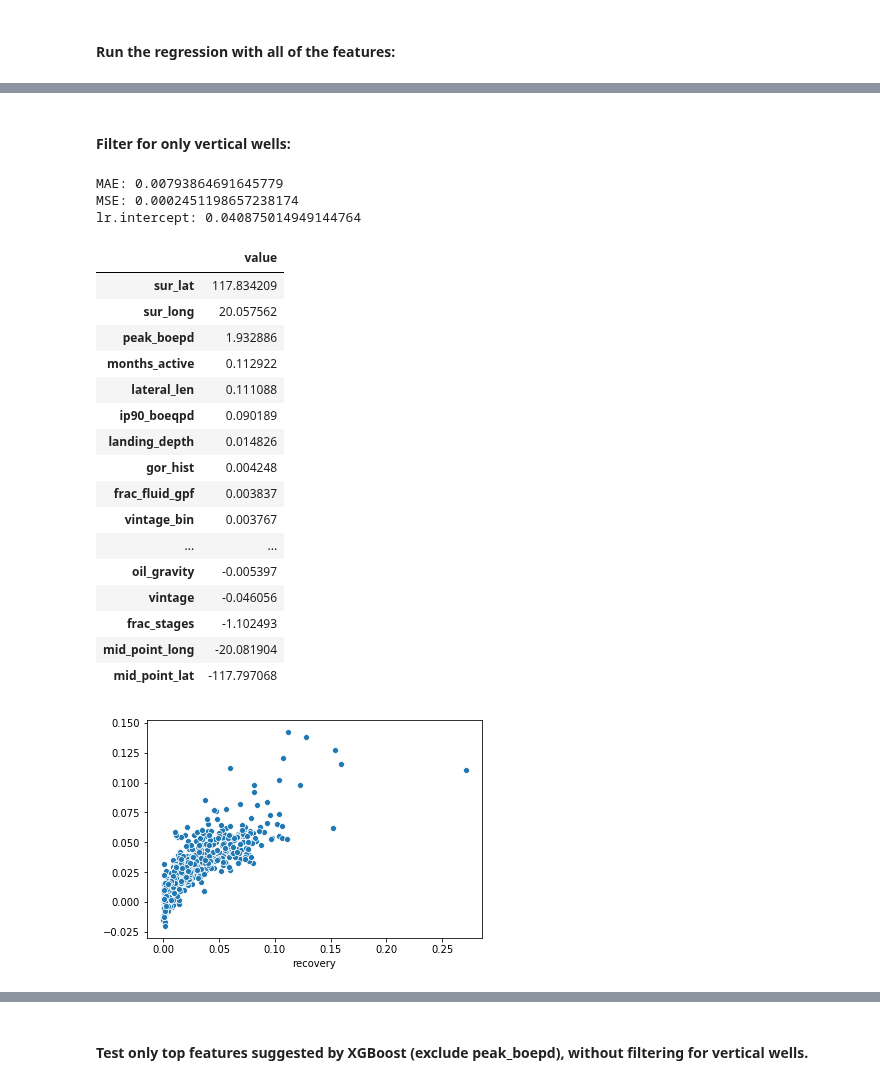
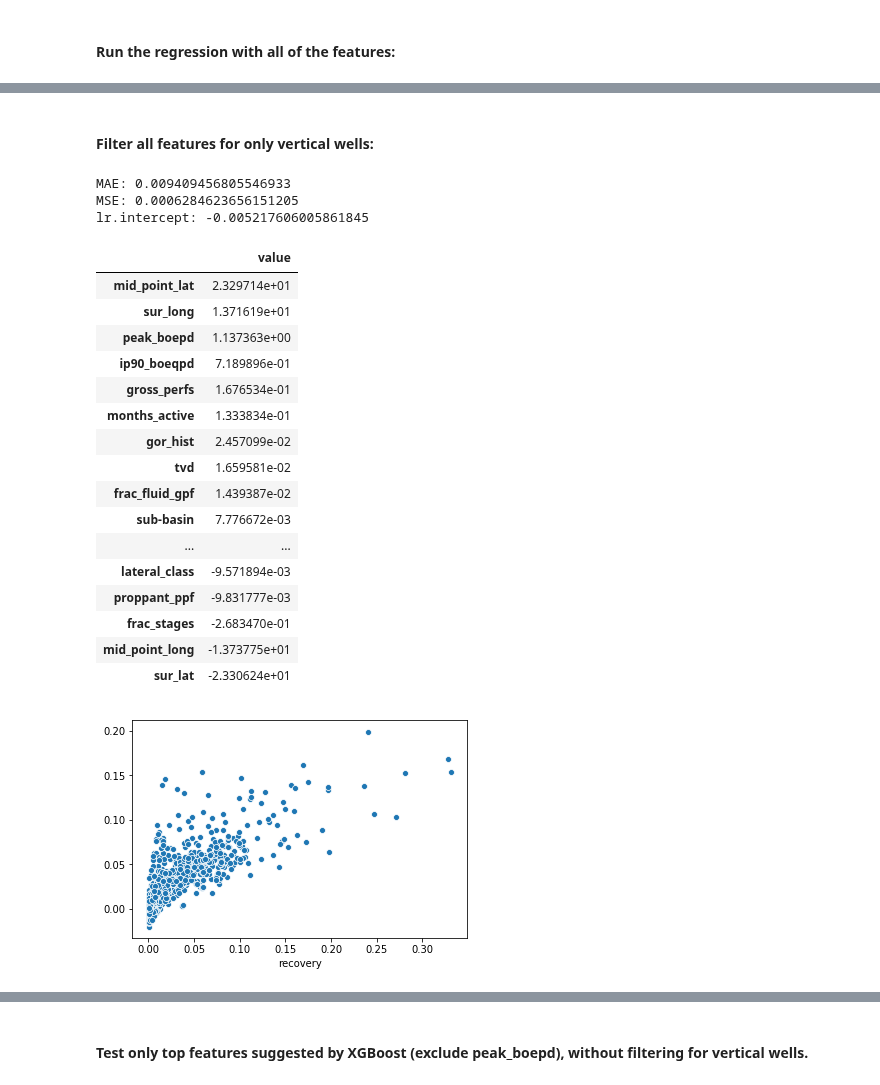
Before and after one commit to duc-analytica/DUC, a Jupyter notebook: ssg_model.ipynb, the cells around one changed output, grey strips where cells are left out. Saved outputs shown, nothing was run; the diff lists cells and outputs as text; code cells hidden in the pictures.

```diff
--- a/ssg_model.ipynb
+++ b/ssg_model.ipynb
@@ -142,5 +150,10 @@ num_df = num_df.drop(columns=['gas_hist', 'recovery_per_foot',
 # %%
-for col in ['county', 'frac_fluid_type', 'oper', 'type', 'formation']:
+# Not encoding: 'index', 'lease_name', 'well_number', 'status',
+#               'multi_well_lease', 'major_phase', 'prod_method',
+#               'first_prod', 'last_prod'
+
+for col in ['county', 'direction', 'oper', 'formation', 'frac_fluid_type',
+            'sub-basin', 'lateral_class']:
     encoder = LabelEncoder()
     encoder.fit(df[col])
     num_df[col] = encoder.transform(df[col])
@@ -159,7 +193,7 @@ num_df.head()
 scaled_df = num_df.copy()
 scaled_df['proppant_ppf'] = (scaled_df.proppant_ppf - scaled_df.proppant_ppf.min()) / (scaled_df.proppant_ppf.max() - scaled_df.proppant_ppf.min())
 scaled_df['frac_fluid_gpf'] = (scaled_df.frac_fluid_gpf - scaled_df.frac_fluid_gpf.min()) / (scaled_df.frac_fluid_gpf.max() - scaled_df.frac_fluid_gpf.min())
-scaled_df['lateral_len'] = (scaled_df.lateral_len - scaled_df.lateral_len.min()) / (scaled_df.lateral_len.max() - scaled_df.lateral_len.min())
+scaled_df['gross_perfs'] = (scaled_df.gross_perfs - scaled_df.gross_perfs.min()) / (scaled_df.gross_perfs.max() - scaled_df.gross_perfs.min())
 scaled_df['frac_stages'] = (scaled_df.frac_stages - scaled_df.frac_stages.min()) / (scaled_df.frac_stages.max() - scaled_df.frac_stages.min())
 scaled_df['oil_gravity'] = (scaled_df.oil_gravity - scaled_df.oil_gravity.min()) / (scaled_df.oil_gravity.max() - scaled_df.oil_gravity.min())
 scaled_df['peak_boepd'] = (scaled_df.peak_boepd - scaled_df.peak_boepd.min()) / (scaled_df.peak_boepd.max() - scaled_df.peak_boepd.min())
@@ -170,13 +204,15 @@ scaled_df['vintage'] = (scaled_df.vintage - scaled_df.vintage.min()) / (scaled_d
 scaled_df['county'] = (scaled_df.county - scaled_df.county.min()) / (scaled_df.county.max() - scaled_df.county.min())
 scaled_df['frac_fluid_type'] = (scaled_df.frac_fluid_type - scaled_df.frac_fluid_type.min()) / (scaled_df.frac_fluid_type.max() - scaled_df.frac_fluid_type.min())
 scaled_df['oper'] = (scaled_df.oper - scaled_df.oper.min()) / (scaled_df.oper.max() - scaled_df.oper.min())
-scaled_df['type'] = (scaled_df.type - scaled_df.type.min()) / (scaled_df.type.max() - scaled_df.type.min())
+scaled_df['direction'] = (scaled_df.direction - scaled_df.direction.min()) / (scaled_df.direction.max() - scaled_df.direction.min())
 scaled_df['formation'] = (scaled_df.formation - scaled_df.formation.min()) / (scaled_df.formation.max() - scaled_df.formation.min())
-scaled_df['landing_depth'] = (scaled_df.landing_depth - scaled_df.landing_depth.min()) / (scaled_df.landing_depth.max() - scaled_df.landing_depth.min())
+scaled_df['tvd'] = (scaled_df.tvd - scaled_df.tvd.min()) / (scaled_df.tvd.max() - scaled_df.tvd.min())
 scaled_df['sur_lat'] = (scaled_df.sur_lat - scaled_df.sur_lat.min()) / (scaled_df.sur_lat.max() - scaled_df.sur_lat.min())
 scaled_df['sur_long'] = (scaled_df.sur_long - scaled_df.sur_long.min()) / (scaled_df.sur_long.max() - scaled_df.sur_long.min())
 scaled_df['mid_point_lat'] = (scaled_df.mid_point_lat - scaled_df.mid_point_lat.min()) / (scaled_df.mid_point_lat.max() - scaled_df.mid_point_lat.min())
 scaled_df['mid_point_long'] = (scaled_df.mid_point_long - scaled_df.mid_point_long.min()) / (scaled_df.mid_point_long.max() - scaled_df.mid_point_long.min())
+scaled_df['sub-basin'] = (scaled_df['sub-basin'] - scaled_df['sub-basin'].min()) / (scaled_df['sub-basin'].max() - scaled_df['sub-basin'].min())
+scaled_df['lateral_class'] = (scaled_df.lateral_class - scaled_df.lateral_class.min()) / (scaled_df.lateral_class.max() - scaled_df.lateral_class.min())
 
 scaled_df['recovery'] = (scaled_df.recovery - scaled_df.recovery.min()) / (scaled_df.recovery.max() - scaled_df.recovery.min())
 scaled_df.rename(index=str, columns={"oper": "operator"}, inplace=True)
@@ -231,2 +258,0 @@ scaled_df.shape
-# %%
-scaled_df.dropna(inplace=True)
@@ -333,57 +346,58 @@ Copied xgboost chart for comparison.
 # %% [markdown]
-#### Filter for only vertical wells:
+#### Filter all features for only vertical wells:
 # %%
 # Independent variables:
-X_vars = ['proppant_ppf', 'frac_fluid_gpf', 'lateral_len', 'frac_stages',
-       'oil_gravity', 'peak_boepd', 'gor_hist', 'ip90_boeqpd', 'landing_depth',
-       'sur_lat', 'sur_long', 'mid_point_lat', 'mid_point_long', 'months_active',
-       'vintage', 'vintage_bin', 'county', 'frac_fluid_type', 'operator', 'type',
-       'formation']
+X_vars = ['proppant_ppf', 'frac_fluid_gpf', 'gross_perfs', 'frac_stages',
+       'oil_gravity', 'peak_boepd', 'gor_hist', 'ip90_boeqpd', 'tvd',
+       'sur_lat', 'sur_long', 'mid_point_lat', 'mid_point_long',
+       'months_active', 'vintage', 'vintage_bin', 'county', 'direction',
+       'operator', 'formation', 'frac_fluid_type', 'sub-basin',
+       'lateral_class']
 
 # Dependent (target) variable, it is continuous
 target = ['recovery']
 
 # These lines are to filter for only vertical wells:
-df_vert = scaled_df[scaled_df.type == 1.0]
+df_vert = scaled_df[scaled_df.direction == 1.0]
 df_vert.dropna(inplace=True)
 
 X = df_vert[X_vars].copy()
 y = df_vert[target]
 
 # random_state=0 tells the sklearn function that you are not setting a seed
 # if you want to be able to duplicate results, set random_state to a positive integer
 X_train, X_test, y_train, y_test = train_test_split(X, y, train_size=.80, random_state=0)
 
 train = pd.concat([X_train, y_train], axis=1)
 test = pd.concat([X_test, y_test], axis=1)
 
 reg_df, abs_df, lr, lr.coef_, lr.intercept_, MAE, MSE, y_pred, scatter = linreg(X_train, y_train)
 print('MAE:', MAE)
 print('MSE:', MSE)
 print('lr.intercept:', lr.intercept_[0])
 reg_df
 # %% [output]
-MAE: 0.00793864691645779
-MSE: 0.0002451198657238174
-lr.intercept: 0.040875014949144764
+MAE: 0.009409456805546933
+MSE: 0.0006284623656151205
+lr.intercept: -0.005217606005861845
 |  | value |
-| sur_lat | 117.834209 |
-| sur_long | 20.057562 |
-| peak_boepd | 1.932886 |
-| months_active | 0.112922 |
-| lateral_len | 0.111088 |
-| ip90_boeqpd | 0.090189 |
-| landing_depth | 0.014826 |
-| gor_hist | 0.004248 |
-| frac_fluid_gpf | 0.003837 |
-| vintage_bin | 0.003767 |
+| mid_point_lat | 2.329714e+01 |
+| sur_long | 1.371619e+01 |
+| peak_boepd | 1.137363e+00 |
+| ip90_boeqpd | 7.189896e-01 |
+| gross_perfs | 1.676534e-01 |
+| months_active | 1.333834e-01 |
+| gor_hist | 2.457099e-02 |
+| tvd | 1.659581e-02 |
+| frac_fluid_gpf | 1.439387e-02 |
+| sub-basin | 7.776672e-03 |
 | ... | ... |
-| oil_gravity | -0.005397 |
-| vintage | -0.046056 |
-| frac_stages | -1.102493 |
-| mid_point_long | -20.081904 |
-| mid_point_lat | -117.797068 |
+| lateral_class | -9.571894e-03 |
+| proppant_ppf | -9.831777e-03 |
+| frac_stages | -2.683470e-01 |
+| mid_point_long | -1.373775e+01 |
+| sur_lat | -2.330624e+01 |
-[figure, old version]
+[figure, new version]
 # %%
 print('ranked by absolute value of coefficient:')
 abs_df.sort_values(by='value', ascending=False)
```
Also changed, not shown: parts of 27 cells of this notebook, 1 other file.
